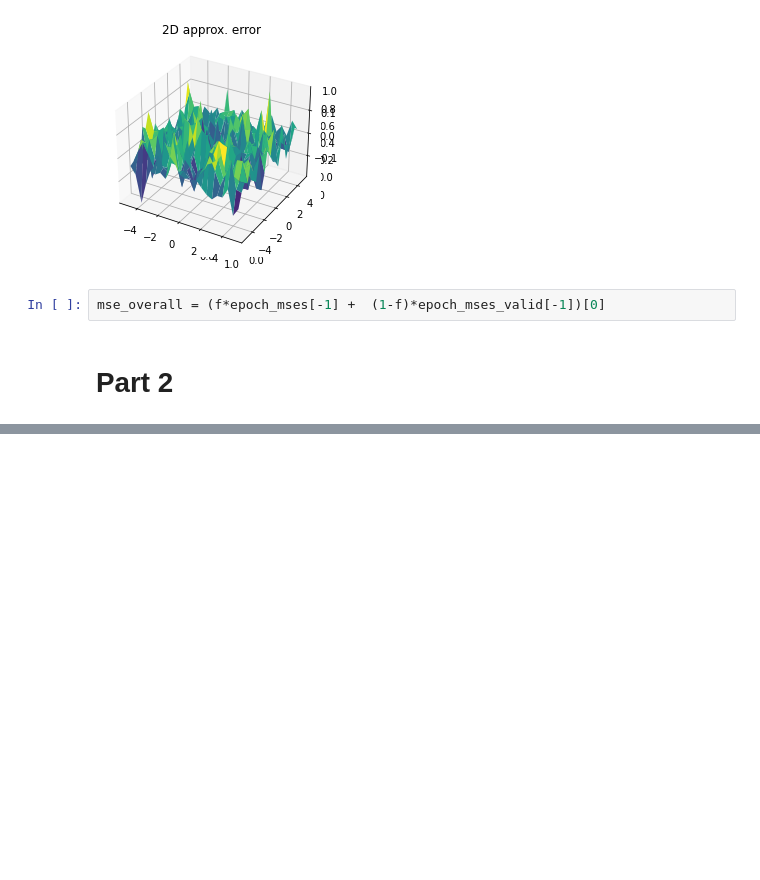
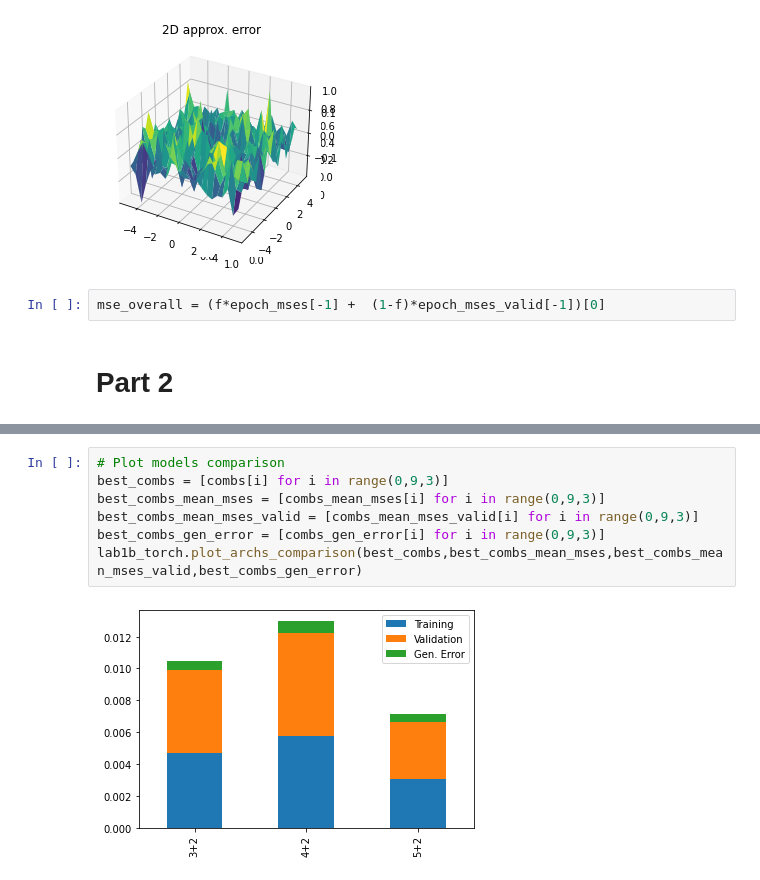
Before and after one commit to alejp1998/annda_lab1b, a Jupyter notebook: lab1b.ipynb, the cells around one changed output, grey strips where cells are left out. Drawn from its saved outputs; the diff is of its cells as text; blank space fills up the shorter version.

```diff
--- a/lab1b.ipynb
+++ b/lab1b.ipynb
@@ -385,0 +338,9 @@ for epoch in range(n_epochs):
+# %%
+# Plot models comparison
+best_combs = [combs[i] for i in range(0,9,3)]
+best_combs_mean_mses = [combs_mean_mses[i] for i in range(0,9,3)]
+best_combs_mean_mses_valid = [combs_mean_mses_valid[i] for i in range(0,9,3)]
+best_combs_gen_error = [combs_gen_error[i] for i in range(0,9,3)]
+lab1b_torch.plot_archs_comparison(best_combs,best_combs_mean_mses,best_combs_mean_mses_valid,best_combs_gen_error)
+# %% [output]
+[figure, added]
```
Also changed, not shown: parts of 60 cells of this notebook, 2 other files.
